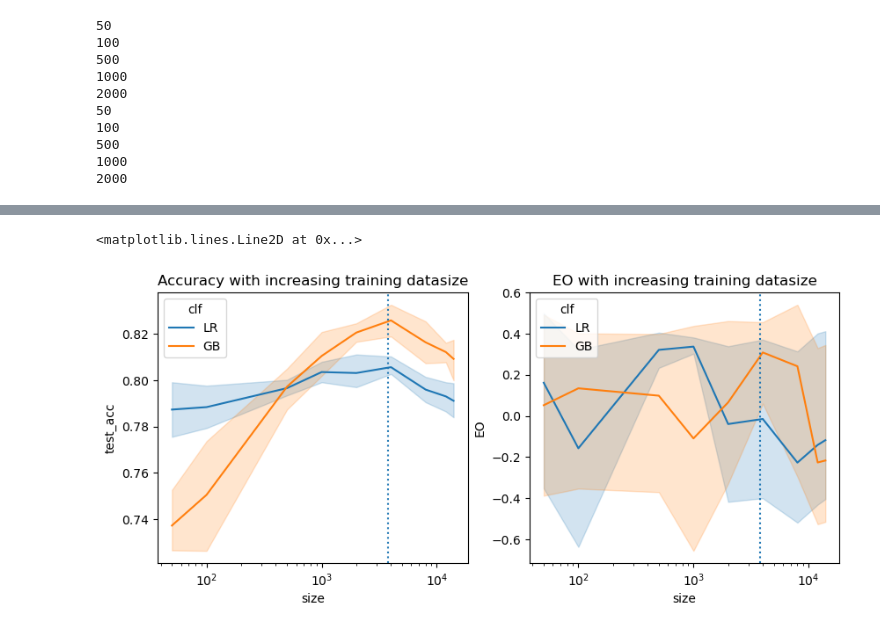
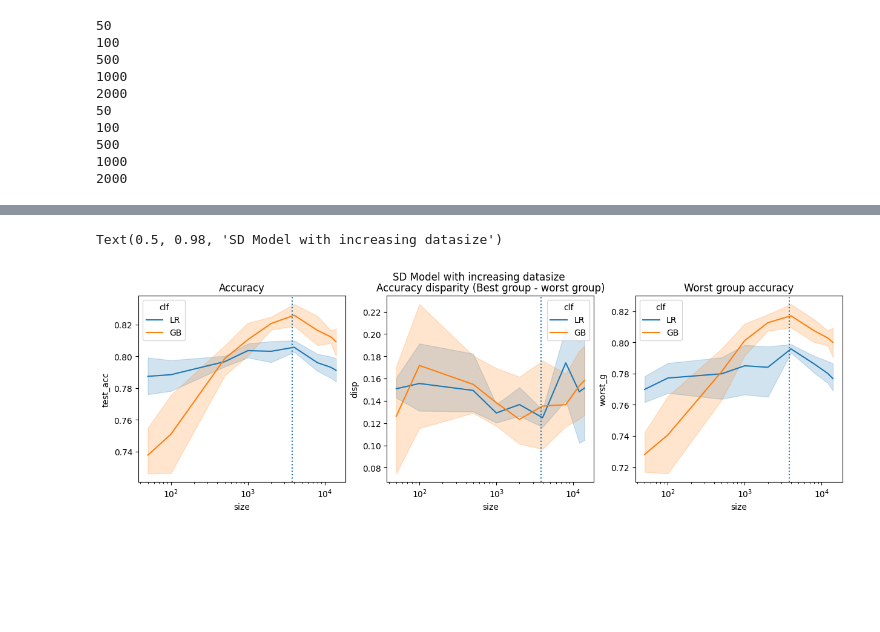
Before and after one commit to the-chen-lab/data-addition-dilemma, a Jupyter notebook: folktables-income-sandbox.ipynb, the cells around one changed output, grey strips where cells are left out. Cells and saved outputs as stored; diff of their text form; code cells hidden in the pictures; blank space fills up the shorter version.

```diff
--- a/folktables-income-sandbox.ipynb
+++ b/folktables-income-sandbox.ipynb
@@ -259,18 +266,41 @@ for run in range(5):
             model.fit(X_joint[:size], y_joint[:size])
 
             yhat = model.predict(X_test)
-            white_tpr = np.mean(yhat[(y_test == 1) & (group_test == 1)])
-            black_tpr = np.mean(yhat[(y_test == 1) & (group_test == 2)])
+            corr = yhat == y_test
+            g_acc_arr = mt.group_accuracy(corr, group_test)
 
             train_acc = model.score(X_train, y_train)
 
             test_acc = model.score(X_test, y_test)
 
+
             results.append({
                 'train_acc': train_acc,
                 'test_acc': test_acc,
-                'EO': white_tpr - black_tpr,
+                'disp': max(g_acc_arr) - min(g_acc_arr),
+                'worst_g': min(g_acc_arr),
                 'size': size,
                 'run': run,
                 'clf': clf,
             })
+# %%
+results_df = pd.DataFrame(results)
+fig, axes = plt.subplots(1, 3, figsize=(15, 4))
+sns.lineplot(data=results_df, x='size', y='test_acc', hue='clf', ax=axes[0])
+axes[0].axvline(x=len(X_train), linestyle=':')
+axes[0].set_xscale('log')
+axes[0].set_title("Accuracy")
+
+sns.lineplot(data=results_df, x='size', y='disp', hue='clf', ax=axes[1])
+axes[1].set_title("Accuracy disparity (Best group - worst group)")
+axes[1].axvline(x=len(X_train), linestyle=':')
+axes[1].set_xscale('log')
+
+sns.lineplot(data=results_df, x='size', y='worst_g', hue='clf', ax=axes[2])
+axes[2].set_title("Worst group accuracy")
+axes[2].axvline(x=len(X_train), linestyle=':')
+axes[2].set_xscale('log')
+plt.suptitle(f"{state} Model with increasing datasize")
+# %% [output]
+Text(0.5, 0.98, 'SD Model with increasing datasize')
+[figure, added]
@@ -277,14 +352,18 @@ for run in range(5):
 # %%
 results_df = pd.DataFrame(results)
-fig, axes = plt.subplots(1, 2, figsize=(10, 4))
+fig, axes = plt.subplots(1, 3, figsize=(15, 4))
 sns.lineplot(data=results_df, x='size', y='test_acc', hue='clf', ax=axes[0])
-axes[0].set_title("Accuracy with increasing training datasize")
+axes[0].axvline(x=len(X_train), linestyle=':')
 axes[0].set_xscale('log')
-axes[0].axvline(x=len(X_train), linestyle=':')
-sns.lineplot(data=results_df, x='size', y='EO', hue='clf', ax=axes[1])
-axes[1].set_title("EO with increasing training datasize")
+axes[0].set_title("Accuracy")
+
+sns.lineplot(data=results_df, x='size', y='disp', hue='clf', ax=axes[1])
+axes[1].set_title("Accuracy disparity (Best group - worst group)")
+axes[1].axvline(x=len(X_train), linestyle=':')
 axes[1].set_xscale('log')
-axes[1].axvline(x=len(X_train), linestyle=':')
+
+sns.lineplot(data=results_df, x='size', y='worst_g', hue='clf', ax=axes[2])
+axes[2].set_title("Worst group accuracy")
+axes[2].axvline(x=len(X_train), linestyle=':')
+axes[2].set_xscale('log')
+plt.suptitle(f"Model with increasing datasize")
-# %% [output]
-<matplotlib.lines.Line2D at 0x...>
-[figure, removed]
```
Also changed, not shown: parts of 13 cells of this notebook, 1 other file.
